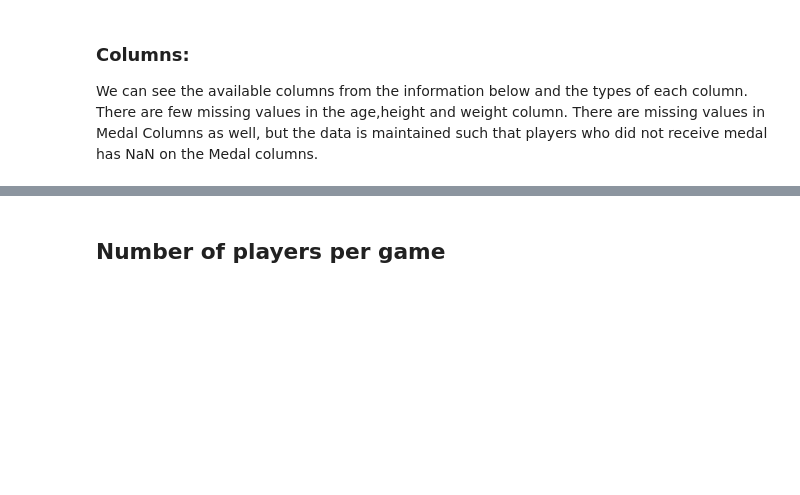
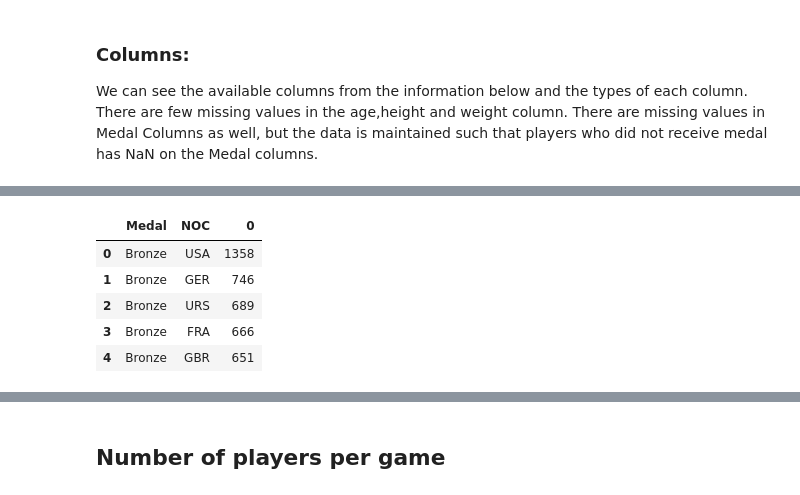
Before and after one commit to Hoaduong1990/Group2_pandas, a Jupyter notebook: olympics/Untitled.ipynb, the cells around one changed output, grey strips where cells are left out. Drawn from its saved outputs; the diff is of its cells as text; code cells hidden in the pictures; blank space fills up the shorter version.

```diff
--- a/olympics/Untitled.ipynb
+++ b/olympics/Untitled.ipynb
@@ -82,0 +165,2 @@ data.head()
+# %%
+data_medal=data.groupby('Medal')['NOC'].value_counts()
@@ -82,0 +193,13 @@ data.head()
+# %%
+data_medal1=pd.DataFrame(data=data_medal.values, index = data_medal.index)
+# %%
+data_medal1.reset_index(inplace=True)
+# %%
+data_medal1.head()
+# %% [output]
+|  | Medal | NOC | 0 |
+| 0 | Bronze | USA | 1358 |
+| 1 | Bronze | GER | 746 |
+| 2 | Bronze | URS | 689 |
+| 3 | Bronze | FRA | 666 |
+| 4 | Bronze | GBR | 651 |
```
Also changed, not shown: parts of 21 cells of this notebook.
